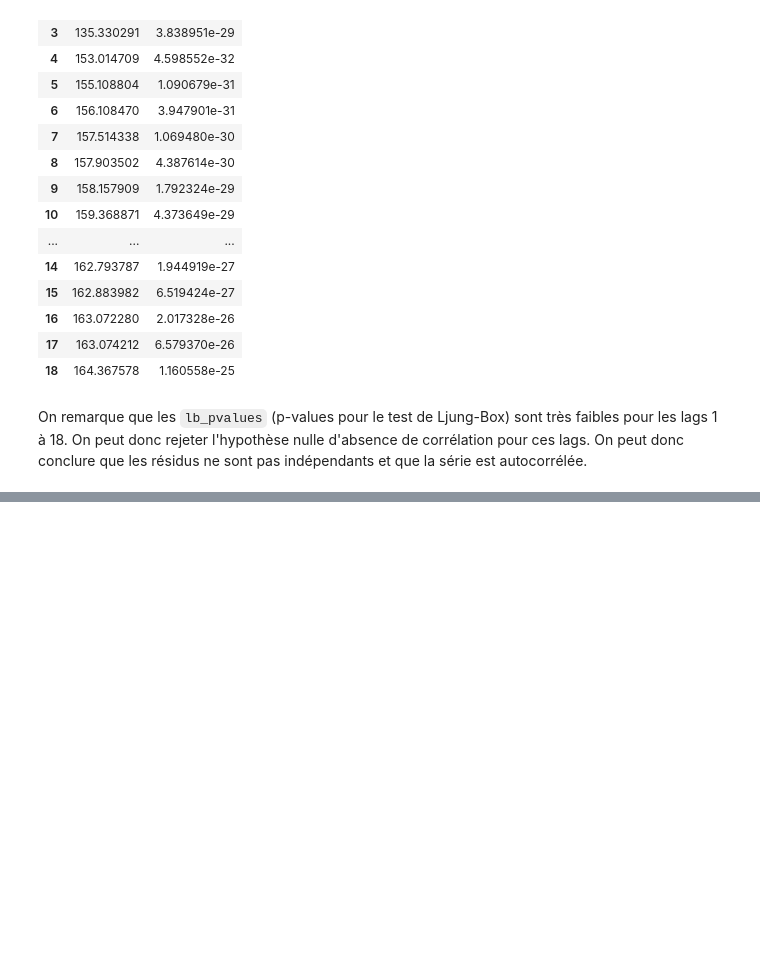
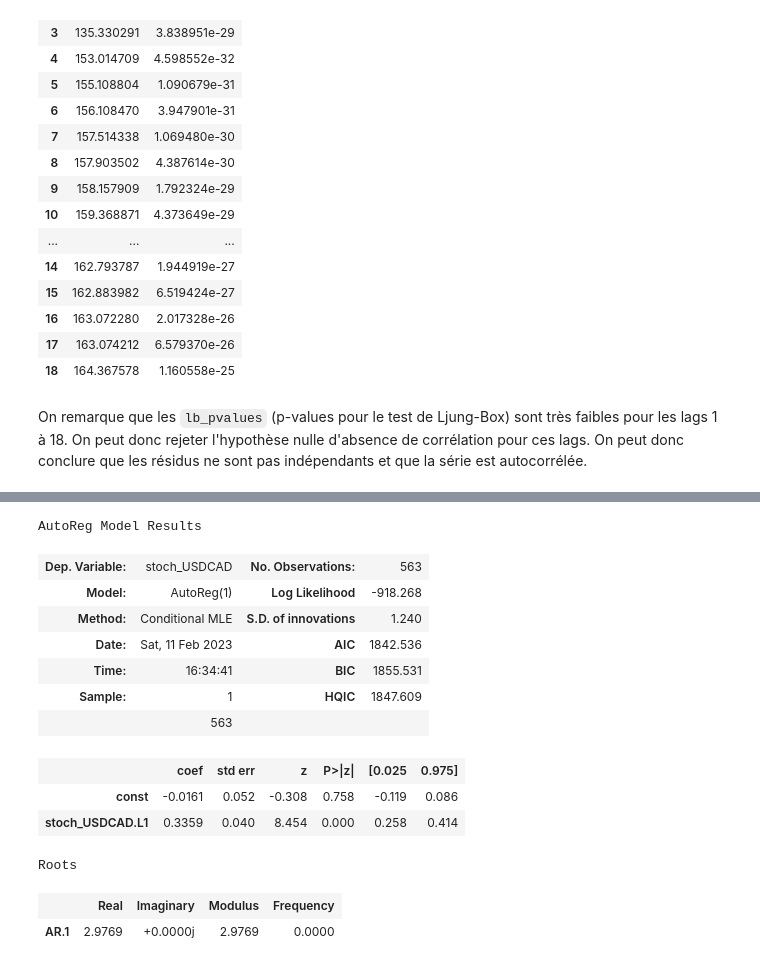
Before and after one commit to Thomas4390/econometrics_tp1, a Jupyter notebook: tp1.ipynb, the cells around one changed output, grey strips where cells are left out. Saved outputs shown, nothing was run; the diff lists cells and outputs as text; code cells hidden in the pictures; blank space fills up the shorter version.

```diff
--- a/tp1.ipynb
+++ b/tp1.ipynb
@@ -173,0 +193,24 @@ On remarque que les `lb_pvalues` (p-values pour le test de Ljung-Box) sont très
+# %%
+#2a
+# Estimons les 8 modèles par maximum de vraisemblance
+
+ar1_model = AutoReg(df["stoch_USDCAD"].dropna(), lags=[1])
+# %%
+ar1_results = ar1_model.fit()
+# %%
+ar1_results.summary()
+# %% [output]
+AutoReg Model Results
+| Dep. Variable: | stoch_USDCAD | No. Observations: | 563 |
+| Model: | AutoReg(1) | Log Likelihood | -918.268 |
+| Method: | Conditional MLE | S.D. of innovations | 1.240 |
+| Date: | Sat, 11 Feb 2023 | AIC | 1842.536 |
+| Time: | 16:34:41 | BIC | 1855.531 |
+| Sample: | 1 | HQIC | 1847.609 |
+|  | 563 |  |  |
+|  | coef | std err | z | P>|z| | [0.025 | 0.975] |
+| const | -0.0161 | 0.052 | -0.308 | 0.758 | -0.119 | 0.086 |
+| stoch_USDCAD.L1 | 0.3359 | 0.040 | 8.454 | 0.000 | 0.258 | 0.414 |
+Roots
+|  | Real | Imaginary | Modulus | Frequency |
+| AR.1 | 2.9769 | +0.0000j | 2.9769 | 0.0000 |
```
Also changed, not shown: parts of 6 cells of this notebook, 1 other file.
